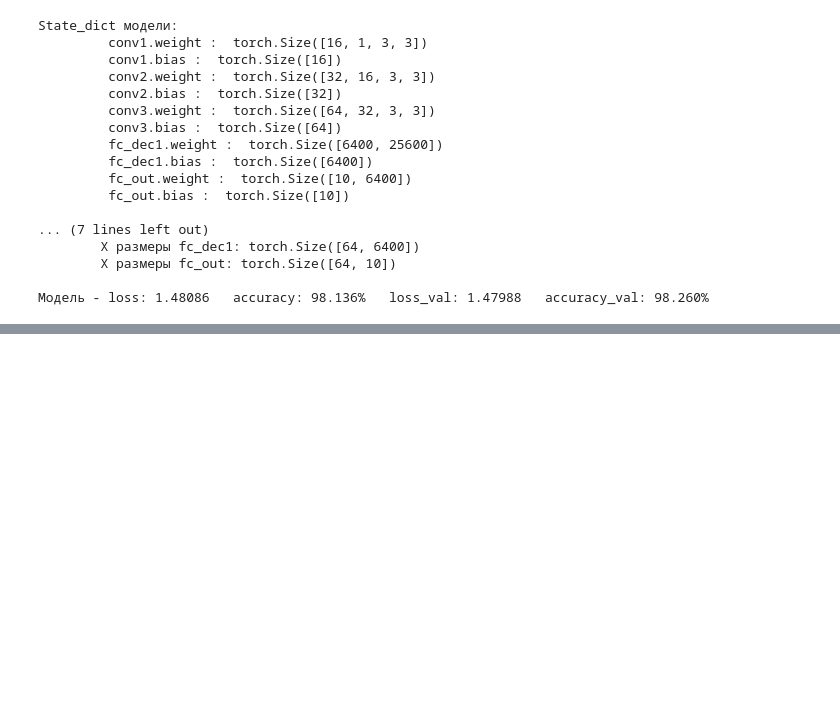
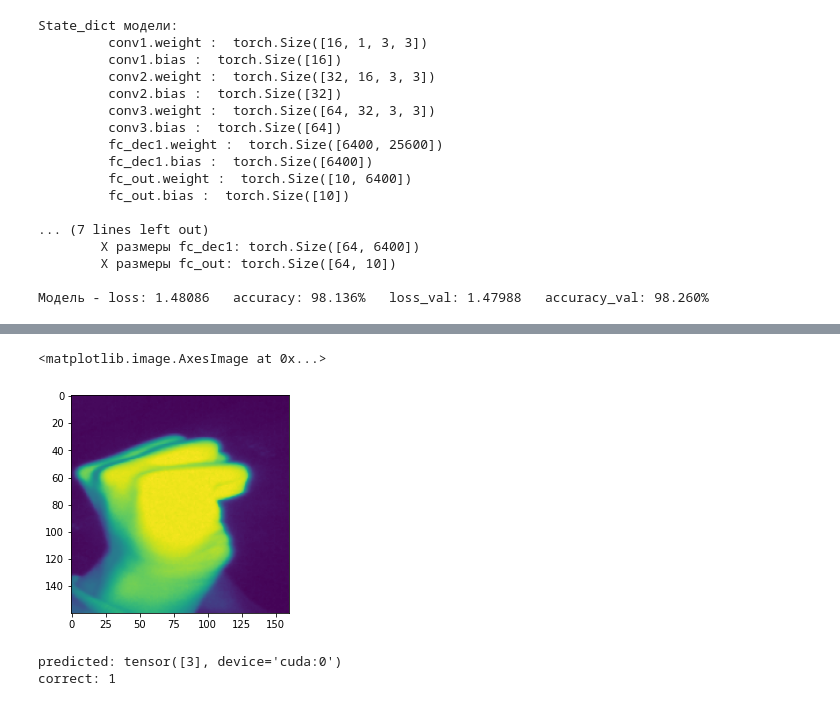
Before and after one commit to VitalyGladyshev/gb_pytorch, a Jupyter notebook: coursework/pytorch_coursework_glvv.ipynb, the cells around one changed output, grey strips where cells are left out. Cells and saved outputs as stored; diff of their text form; code cells hidden in the pictures; blank space fills up the shorter version.

```diff
--- a/coursework/pytorch_coursework_glvv.ipynb
+++ b/coursework/pytorch_coursework_glvv.ipynb
@@ -1539,0 +1538,2 @@ correct: 63
+# %%
+sample_data_loader = DataLoader(valid_data, batch_size=1, shuffle=True)
@@ -1539,0 +1548,24 @@ correct: 63
+# %%
+plt.imshow(image[0, 0, :, :])
+# %% [output]
+<matplotlib.image.AxesImage at 0x...>
+[figure, added]
+# %%
+model.eval()
+with torch.no_grad():
+    input = image.to(device)
+    label = label.to(device)
+
+    outputs = model_l(input)
+    # print(f"outputs: {outputs}")
+    loss = criterion(outputs, label)
+
+    # Отслеживание точности
+    total = label.size(0)
+    _, predicted = torch.max(outputs.data, 1)
+    print(f"predicted: {predicted}")
+    correct = (predicted == label).sum().item()
+    print(f"correct: {correct}")
+# %% [output]
+predicted: tensor([3], device='cuda:0')
+correct: 1
```
Also changed, not shown: parts of 2 cells of this notebook.
